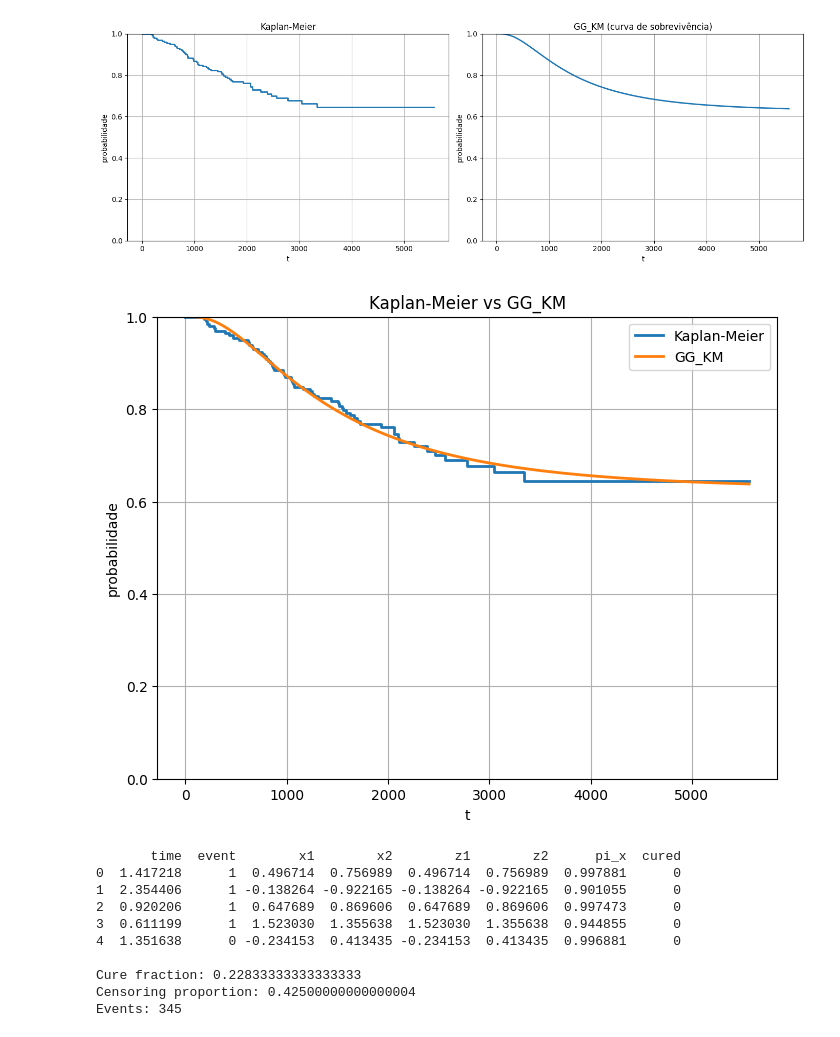
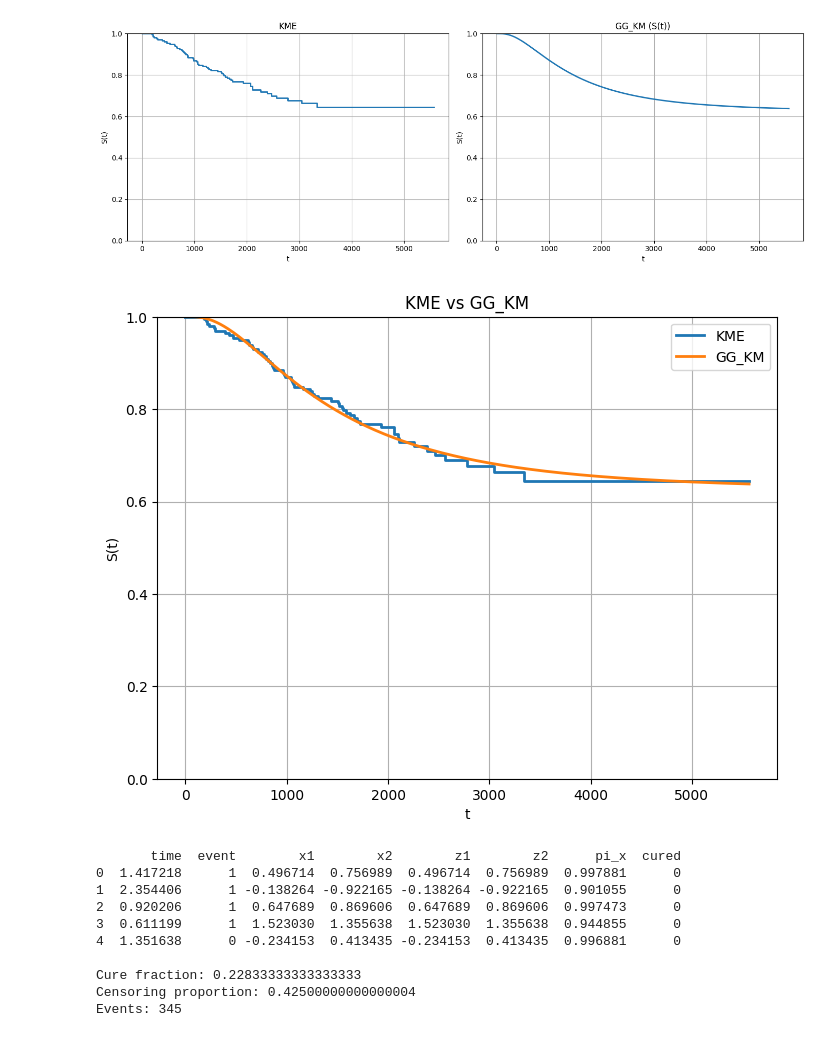
Before and after one commit to cowvin0/master_thesis, a Jupyter notebook: topicos_pesquisa_I/aplicacao_relatorio_2/km_gg.ipynb, the cells around one changed output. Saved outputs shown, nothing was run; the diff lists cells and outputs as text; code cells hidden in the pictures.

```diff
--- a/topicos_pesquisa_I/aplicacao_relatorio_2/km_gg.ipynb
+++ b/topicos_pesquisa_I/aplicacao_relatorio_2/km_gg.ipynb
@@ -693,9 +658,9 @@ axes[0].step(
 )
 
 axes[0].set_ylim(0,1)
-axes[0].set_title("Kaplan-Meier")
+axes[0].set_title("KME")
 axes[0].set_xlabel("t")
-axes[0].set_ylabel("probabilidade")
+axes[0].set_ylabel("S(t)")
 axes[0].grid(True)
 
 axes[1].plot(
@@ -705,42 +670,42 @@ axes[1].plot(
 )
 axes[1].set_ylim(0,1)
 
-axes[1].set_title("GG_KM (curva de sobrevivência)")
+axes[1].set_title("GG_KM (S(t))")
 axes[1].set_xlabel("t")
-axes[1].set_ylabel("probabilidade")
+axes[1].set_ylabel("S(t)")
 axes[1].grid(True)
 
 plt.tight_layout()
 plt.show()
 
 plt.figure(figsize=(8, 6))
 
 plt.step(
     km_t,
     km_s,
     where="post",
     linewidth=2,
-    label="Kaplan-Meier"
+    label="KME"
 )
 
 plt.plot(
     t_grid,
     S_mean,
     linewidth=2,
     label="GG_KM"
 )
 
 plt.ylim(0, 1)
 plt.xlabel("t")
-plt.ylabel("probabilidade")
-plt.title("Kaplan-Meier vs GG_KM")
+plt.ylabel("S(t)")
+plt.title("KME vs GG_KM")
 plt.legend()
 plt.grid(True)
 
 plt.show()
 # %% [output]
-[figure, old version]
+[figure, new version]
-[figure, old version]
+[figure, new version]
 # %%
 def pi_method(x1, x2, method):
     if method == 1:
```
Also changed, not shown: parts of 6 cells of this notebook, 6 other files.
